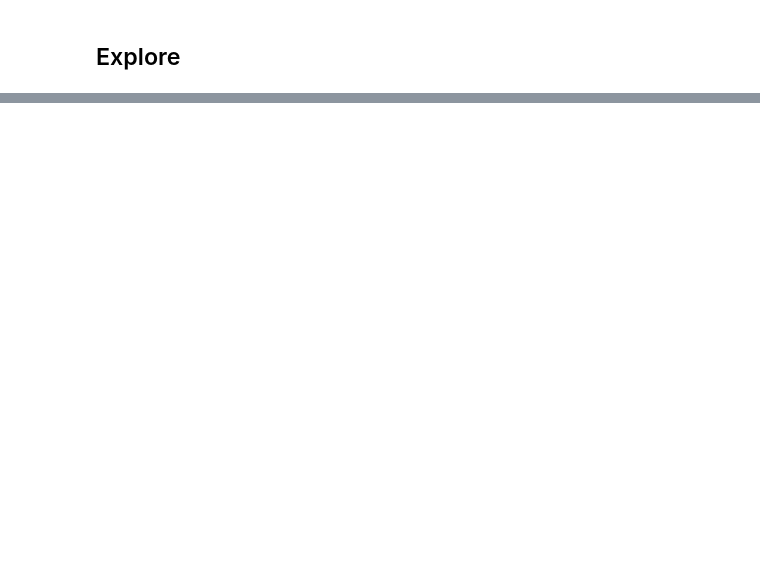
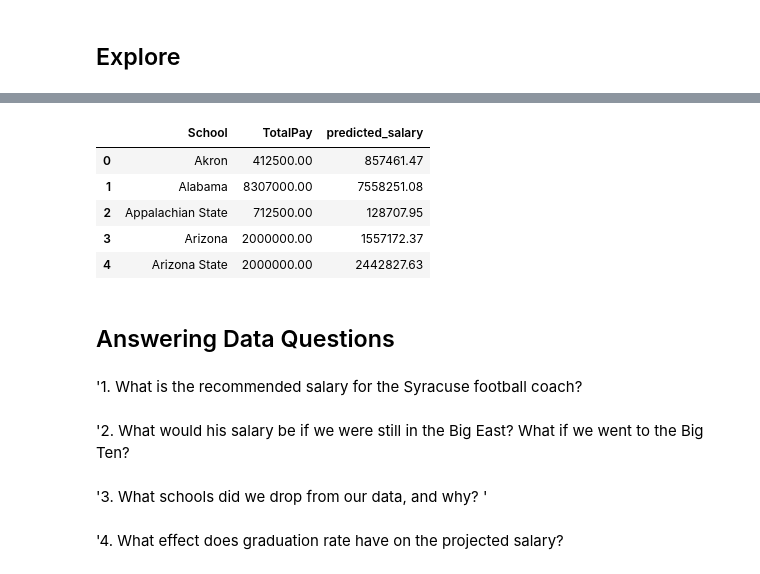
Before and after one commit to bcroarkin2726/IST718_BigDataAnalytics, a Jupyter notebook: HW1/IST718_Lab1.ipynb, the cells around one changed output, grey strips where cells are left out. Drawn from its saved outputs; the diff is of its cells as text; code cells hidden in the pictures; blank space fills up the shorter version.

```diff
--- a/HW1/IST718_Lab1.ipynb
+++ b/HW1/IST718_Lab1.ipynb
@@ -270,0 +295,8 @@ Text(0,0.5,'Total Coach Pay')
+# %%
+# specify a simple model with bobblehead entered last
+my_model = str('TotalPay ~ capacity + Conf + PointsPerGame + W + State')
+
+# fit the model to the training set
+train_model_fit = smf.ols(my_model, data = df_final).fit()
+# summary of model fit to the training set
+print(train_model_fit.summary())
@@ -270,0 +321,21 @@ Text(0,0.5,'Total Coach Pay')
+# %%
+# training set predictions from the model fit to the training set
+df_final['predicted_salary'] = train_model_fit.fittedvalues.astype(float)
+df_final[['School','TotalPay', 'predicted_salary']].head()
+# %% [output]
+|  | School | TotalPay | predicted_salary |
+| 0 | Akron | 412500.00 | 857461.47 |
+| 1 | Alabama | 8307000.00 | 7558251.08 |
+| 2 | Appalachian State | 712500.00 | 128707.95 |
+| 3 | Arizona | 2000000.00 | 1557172.37 |
+| 4 | Arizona State | 2000000.00 | 2442827.63 |
+# %% [markdown]
+## Answering Data Questions
+# %% [markdown]
+'1. What is the recommended salary for the Syracuse football coach?
+# %% [markdown]
+'2. What would his salary be if we were still in the Big East? What if we went to the Big Ten?
+# %% [markdown]
+'3. What schools did we drop from our data, and why? '
+# %% [markdown]
+'4. What effect does graduation rate have on the projected salary?
```
Also changed, not shown: parts of 19 cells of this notebook.
